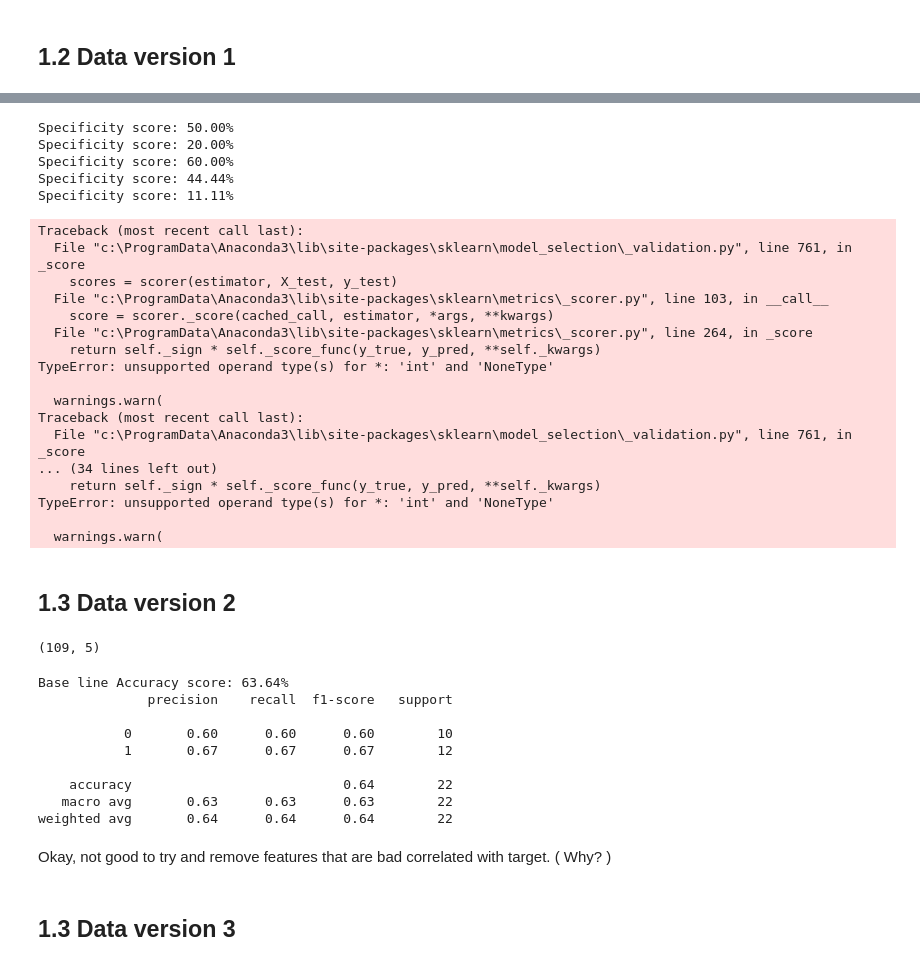
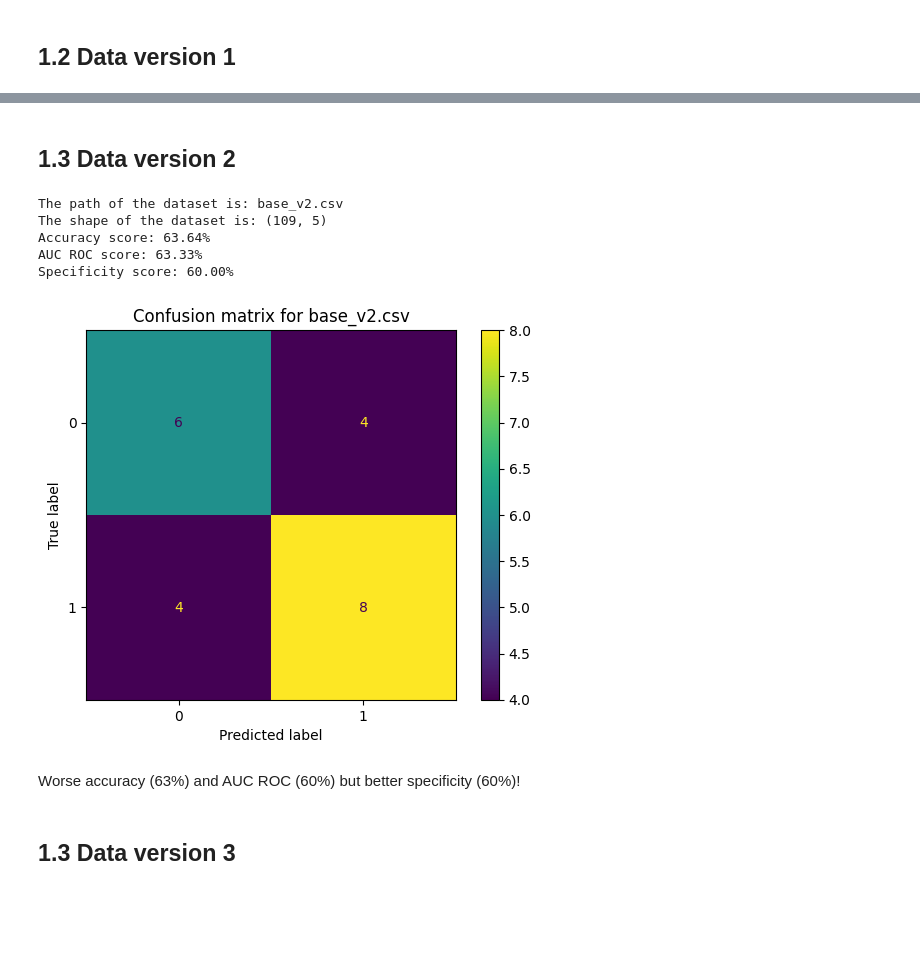
Before and after one commit to joaothomazlemos/4AVbJnW3rbsWDNP8, a Jupyter notebook: 02_baseline_model.ipynb, the cells around one changed output, grey strips where cells are left out. Saved outputs shown, nothing was run; the diff lists cells and outputs as text; code cells hidden in the pictures; blank space fills up the shorter version.

```diff
--- a/02_baseline_model.ipynb
+++ b/02_baseline_model.ipynb
@@ -137,66 +127,19 @@ As expected, by the correlation map
-# %%
-#traning with cross validation, k=5
-
-LR = LogisticRegression(random_state=42)
-scores = cross_val_score(LR, X, y, cv=5, scoring=specificity_scorer)
-# %% [output]
-Specificity score: 50.00%
-Specificity score: 20.00%
-Specificity score: 60.00%
-Specificity score: 44.44%
-Specificity score: 11.11%
-Traceback (most recent call last):
-  File "c:\ProgramData\Anaconda3\lib\site-packages\sklearn\model_selection\_validation.py", line 761, in _score
-    scores = scorer(estimator, X_test, y_test)
-  File "c:\ProgramData\Anaconda3\lib\site-packages\sklearn\metrics\_scorer.py", line 103, in __call__
-    score = scorer._score(cached_call, estimator, *args, **kwargs)
-  File "c:\ProgramData\Anaconda3\lib\site-packages\sklearn\metrics\_scorer.py", line 264, in _score
-    return self._sign * self._score_func(y_true, y_pred, **self._kwargs)
-TypeError: unsupported operand type(s) for *: 'int' and 'NoneType'
-
-  warnings.warn(
-Traceback (most recent call last):
-  File "c:\ProgramData\Anaconda3\lib\site-packages\sklearn\model_selection\_validation.py", line 761, in _score
-... (34 lines left out)
-    return self._sign * self._score_func(y_true, y_pred, **self._kwargs)
-TypeError: unsupported operand type(s) for *: 'int' and 'NoneType'
-
-  warnings.warn(
 # %% [markdown]
 ## 1.3 Data version 2
-# %%
-#importing data
-df_v2 = pd.read_csv('data/base_v2.csv')
-
-#splitting data into 80% train and 20% test
-X = df_v2.drop(columns=['Y'])
-y = df_v2['Y']
-
-X_train, X_test, y_train, y_test = train_test_split(X, y, test_size=0.2, random_state=42)
-
-df_v2.shape
-# %% [output]
-(109, 5)
-# %%
-LR = LogisticRegression(random_state=42)
-LR.fit(X_train, y_train)
-
-y_pred = LR.predict(X_test)
-
-print('Base line Accuracy score: {:.2%} '.format(accuracy_score(y_test, y_pred)))
-
-print(classification_report(y_test, y_pred))
-# %% [output]
-Base line Accuracy score: 63.64%
-              precision    recall  f1-score   support
-
-           0       0.60      0.60      0.60        10
-           1       0.67      0.67      0.67        12
-
-    accuracy                           0.64        22
-   macro avg       0.63      0.63      0.63        22
-weighted avg       0.64      0.64      0.64        22
-# %% [markdown]
-Okay, not good to try and remove features that are bad correlated with target. ( Why? )
+# %%
+#importing data
+patch = 'data/base_v2.csv'
+
+#calling the function
+model_evaluation(patch, model)
+# %% [output]
+The path of the dataset is: base_v2.csv
+The shape of the dataset is: (109, 5)
+Accuracy score: 63.64%
+AUC ROC score: 63.33%
+Specificity score: 60.00%
+[figure, added]
+# %% [markdown]
+Worse accuracy (63%) and AUC ROC (60%) but better specificity (60%)!
 # %% [markdown]
 ## 1.3 Data version 3
```
Also changed, not shown: parts of 38 cells of this notebook, 2 other files.
